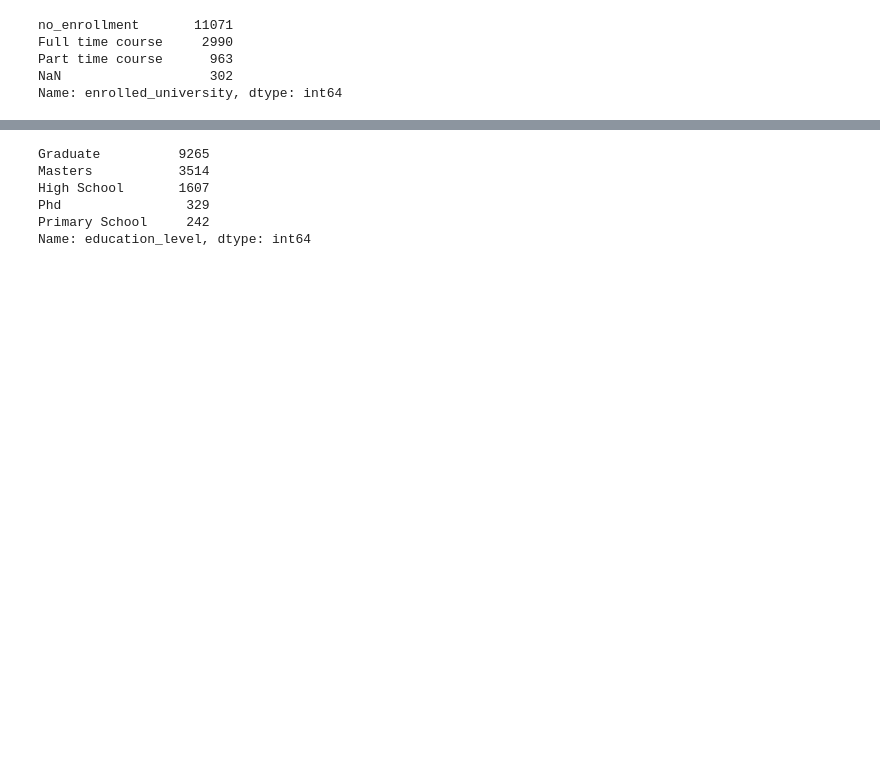
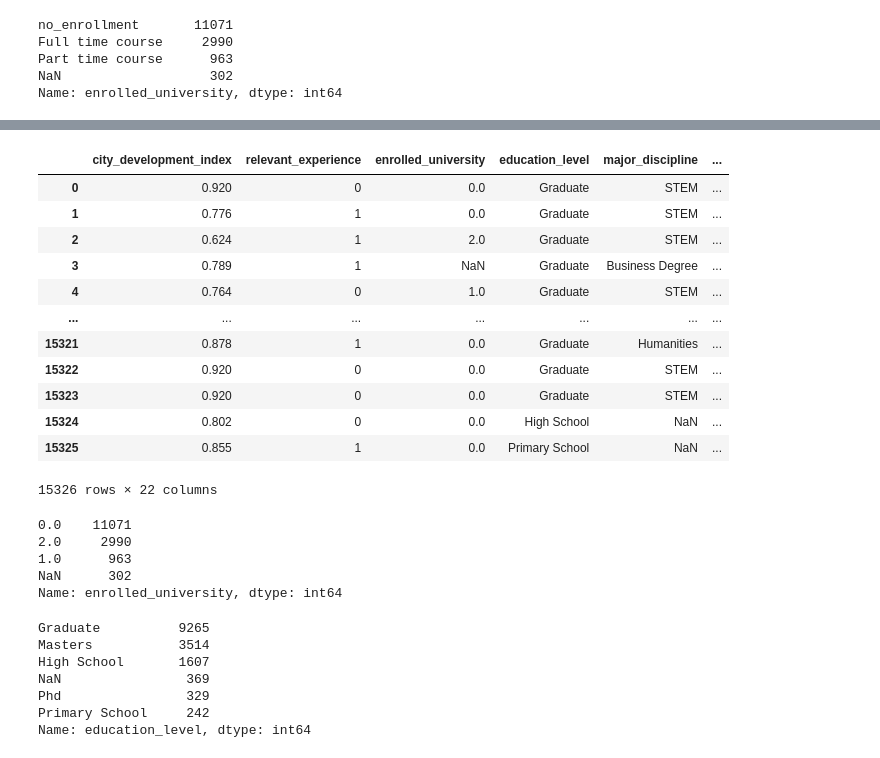
Before and after one commit to SebastianHerran/SupervisedLearningCompetition, a Jupyter notebook: code.ipynb, the cells around one changed output, grey strips where cells are left out. Saved outputs shown, nothing was run; the diff lists cells and outputs as text; code cells hidden in the pictures; blank space fills up the shorter version.

```diff
--- a/code.ipynb
+++ b/code.ipynb
@@ -216,0 +231,3 @@ Name: enrolled_university, dtype: int64
+# %%
+enrol_uni_encoded_wnans = pd.DataFrame(oe_erun.fit_transform(df.enrolled_university.values.reshape(-1,1)),columns=['enrolled_university'])
+enrol_uni_encoded_wnans
@@ -217,9 +248,35 @@ Name: enrolled_university, dtype: int64
+# %%
+df.enrolled_university = enrol_uni_encoded_wnans
+df
+# %% [output]
+|  | city_development_index | relevant_experience | enrolled_university | education_level | major_discipline | ... |
+| 0 | 0.920 | 0 | 0.0 | Graduate | STEM | ... |
+| 1 | 0.776 | 1 | 0.0 | Graduate | STEM | ... |
+| 2 | 0.624 | 1 | 2.0 | Graduate | STEM | ... |
+| 3 | 0.789 | 1 | NaN | Graduate | Business Degree | ... |
+| 4 | 0.764 | 0 | 1.0 | Graduate | STEM | ... |
+| ... | ... | ... | ... | ... | ... | ... |
+| 15321 | 0.878 | 1 | 0.0 | Graduate | Humanities | ... |
+| 15322 | 0.920 | 0 | 0.0 | Graduate | STEM | ... |
+| 15323 | 0.920 | 0 | 0.0 | Graduate | STEM | ... |
+| 15324 | 0.802 | 0 | 0.0 | High School | NaN | ... |
+| 15325 | 0.855 | 1 | 0.0 | Primary School | NaN | ... |
+15326 rows × 22 columns
+# %%
+df.enrolled_university.value_counts(dropna=False)
+# %% [output]
+0.0    11071
+2.0     2990
+1.0      963
+NaN      302
+Name: enrolled_university, dtype: int64
 # %%
-df.education_level.value_counts()
+df.education_level.value_counts(dropna=False)
 # %% [output]
 Graduate          9265
 Masters           3514
 High School       1607
+NaN                369
 Phd                329
 Primary School     242
 Name: education_level, dtype: int64
```
Also changed, not shown: parts of 68 cells of this notebook, 5 other files.
